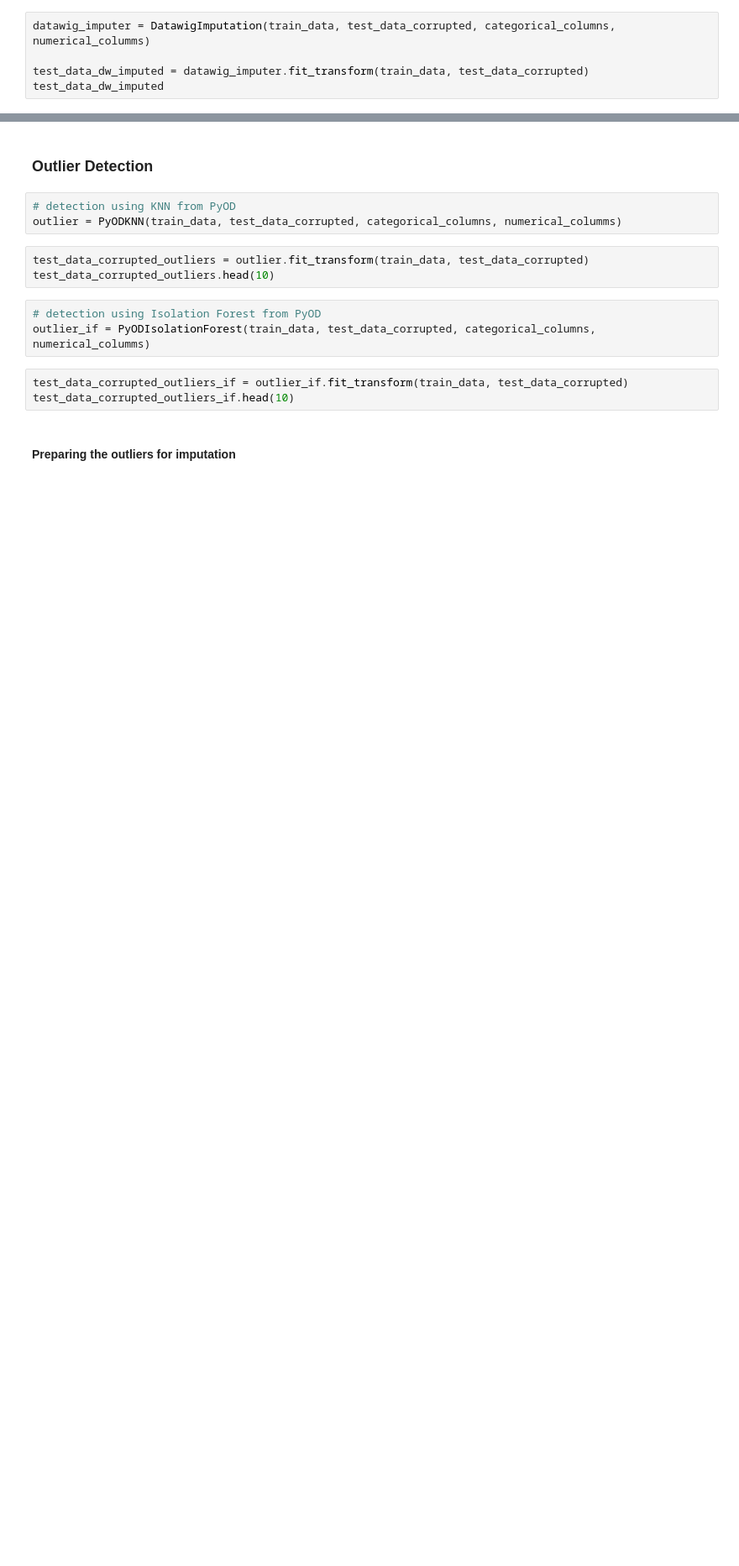
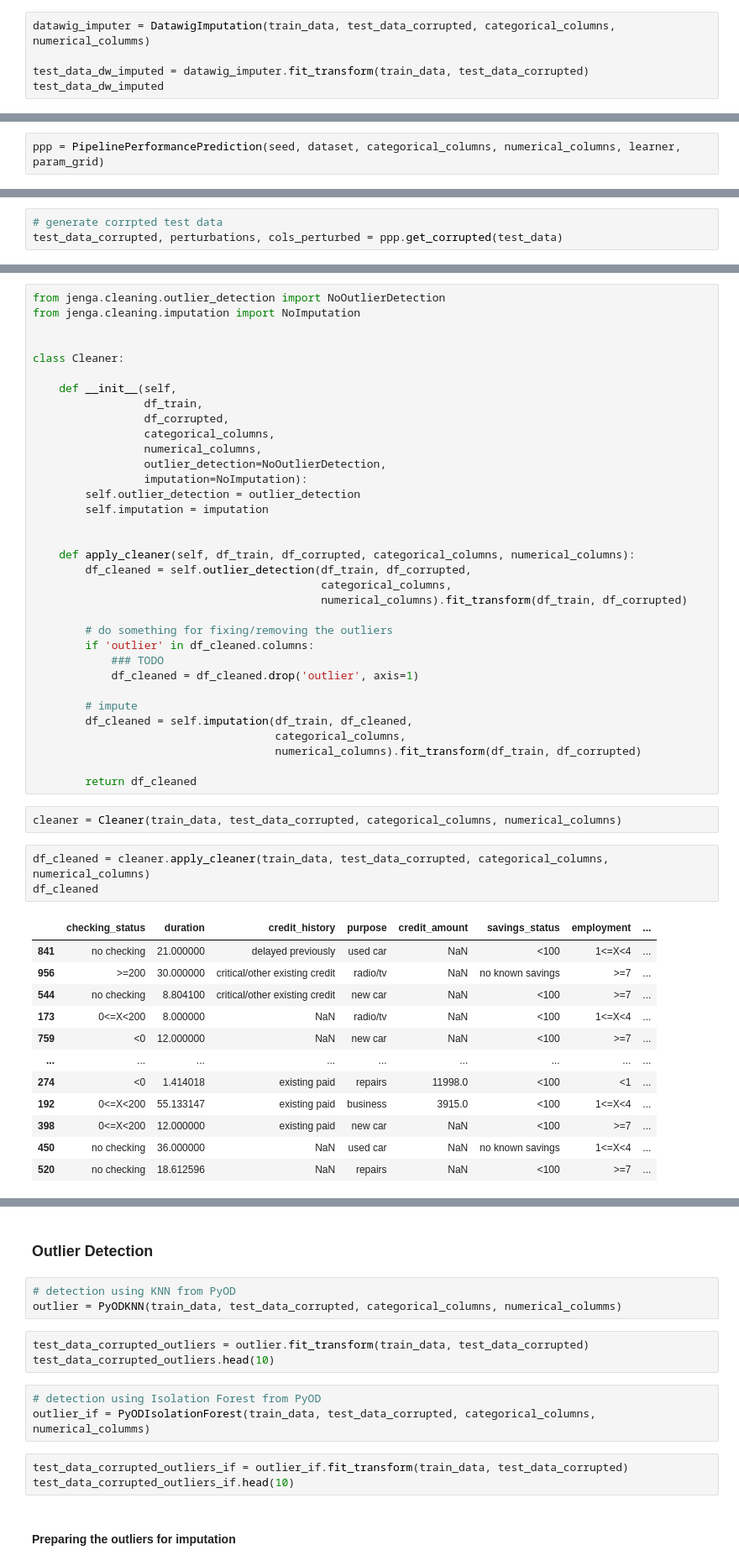
Before and after one commit to SharmaRupali/jenga, a Jupyter notebook: experimental_setup_refined_classes.ipynb, the cells around one changed output, grey strips where cells are left out. Shown at 84% size. Saved outputs shown, nothing was run; the diff lists cells and outputs as text; blank space fills up the shorter version.

Commit message:
cleaner updates

```diff
--- a/experimental_setup_refined_classes.ipynb
+++ b/experimental_setup_refined_classes.ipynb
@@ -272,0 +311,2 @@ test_data_dw_imputed
+# %%
+ppp = PipelinePerformancePrediction(seed, dataset, categorical_columns, numerical_columns, learner, param_grid)
@@ -272,0 +320,3 @@ test_data_dw_imputed
+# %%
+# generate corrpted test data
+test_data_corrupted, perturbations, cols_perturbed = ppp.get_corrupted(test_data)
@@ -272,0 +401,52 @@ test_data_dw_imputed
+# %%
+from jenga.cleaning.outlier_detection import NoOutlierDetection
+from jenga.cleaning.imputation import NoImputation
+
+
+class Cleaner:
+
+    def __init__(self,
+                 df_train,
+                 df_corrupted,
+                 categorical_columns,
+                 numerical_columns,
+                 outlier_detection=NoOutlierDetection,
+                 imputation=NoImputation):
+        self.outlier_detection = outlier_detection
+        self.imputation = imputation
+
+
+    def apply_cleaner(self, df_train, df_corrupted, categorical_columns, numerical_columns):
+        df_cleaned = self.outlier_detection(df_train, df_corrupted,
+                                            categorical_columns,
+                                            numerical_columns).fit_transform(df_train, df_corrupted)
+
+        # do something for fixing/removing the outliers
+        if 'outlier' in df_cleaned.columns:
+            ### TODO
+            df_cleaned = df_cleaned.drop('outlier', axis=1)
+
+        # impute
+        df_cleaned = self.imputation(df_train, df_cleaned,
+                                     categorical_columns,
+                                     numerical_columns).fit_transform(df_train, df_corrupted)
+
+        return df_cleaned
+# %%
+cleaner = Cleaner(train_data, test_data_corrupted, categorical_columns, numerical_columns)
+# %%
+df_cleaned = cleaner.apply_cleaner(train_data, test_data_corrupted, categorical_columns, numerical_columns)
+df_cleaned
+# %% [output]
+|  | checking_status | duration | credit_history | purpose | credit_amount | savings_status | employment | ... |
+| 841 | no checking | 21.000000 | delayed previously | used car | NaN | <100 | 1<=X<4 | ... |
+| 956 | >=200 | 30.000000 | critical/other existing credit | radio/tv | NaN | no known savings | >=7 | ... |
+| 544 | no checking | 8.804100 | critical/other existing credit | new car | NaN | <100 | >=7 | ... |
+| 173 | 0<=X<200 | 8.000000 | NaN | radio/tv | NaN | <100 | 1<=X<4 | ... |
+| 759 | <0 | 12.000000 | NaN | new car | NaN | <100 | >=7 | ... |
+| ... | ... | ... | ... | ... | ... | ... | ... | ... |
+| 274 | <0 | 1.414018 | existing paid | repairs | 11998.0 | <100 | <1 | ... |
+| 192 | 0<=X<200 | 55.133147 | existing paid | business | 3915.0 | <100 | 1<=X<4 | ... |
+| 398 | 0<=X<200 | 12.000000 | existing paid | new car | NaN | <100 | >=7 | ... |
+| 450 | no checking | 36.000000 | NaN | used car | NaN | no known savings | 1<=X<4 | ... |
+| 520 | no checking | 18.612596 | NaN | repairs | NaN | <100 | >=7 | ... |
```
Also changed, not shown: parts of 32 cells of this notebook.
